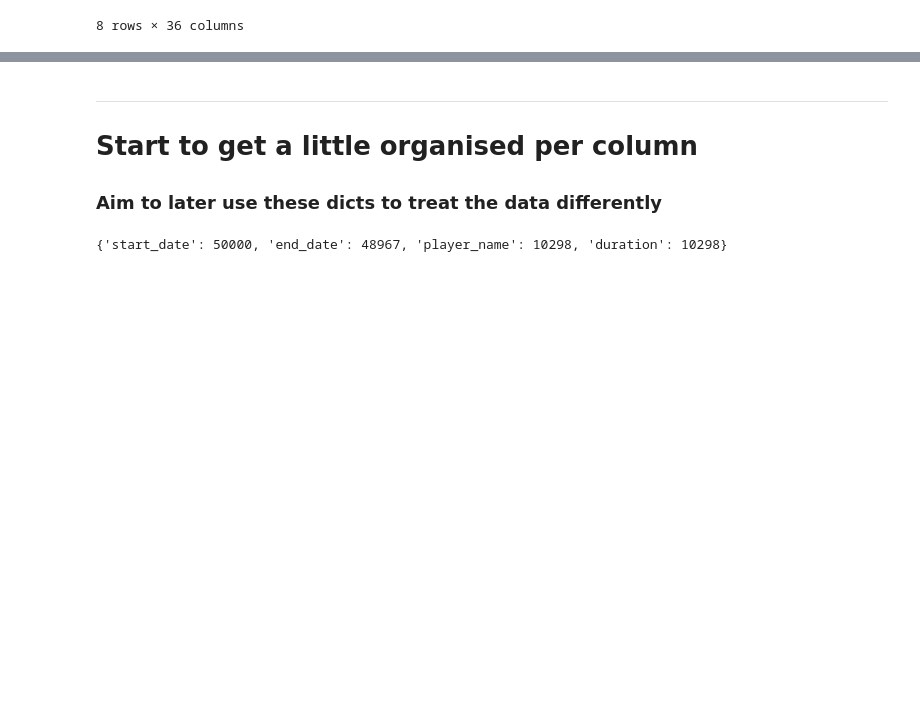
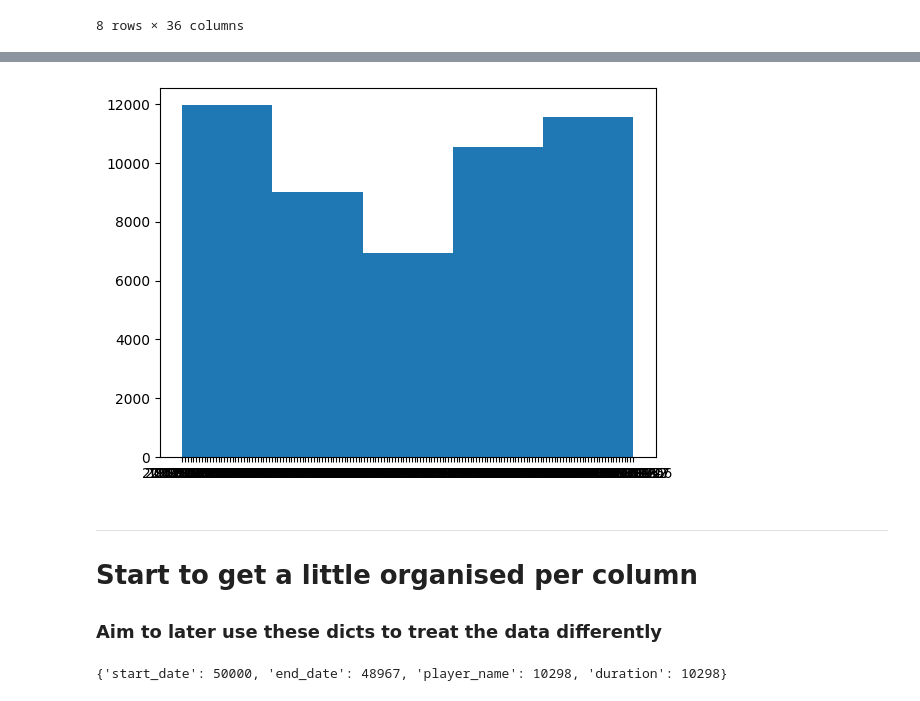
Before and after one commit to hughharford/atp, a Jupyter notebook: notebooks/01_EDA_data_cleanse.ipynb, the cells around one changed output, grey strips where cells are left out. Saved outputs shown, nothing was run; the diff lists cells and outputs as text; code cells hidden in the pictures; blank space fills up the shorter version.

```diff
--- a/notebooks/get_started_inc_data.ipynb
+++ b/notebooks/01_EDA_data_cleanse.ipynb
@@ -182,3 +228,10 @@ matches_df_1st_50k.player_name.count()
+# %%
+plt.hist(matches_df_1st_50k.start_date,bins=5); # attempting by decade
+
+# for both by year and by decade, it's clear that the whole dataset will be
+# needed - no idea yet how the whole dataset is distributed by date
+# %% [output]
+[figure, added]
 # %% [markdown]
 ***
 # Start to get a little organised per column
```
Also changed, not shown: parts of 24 cells of this notebook.
